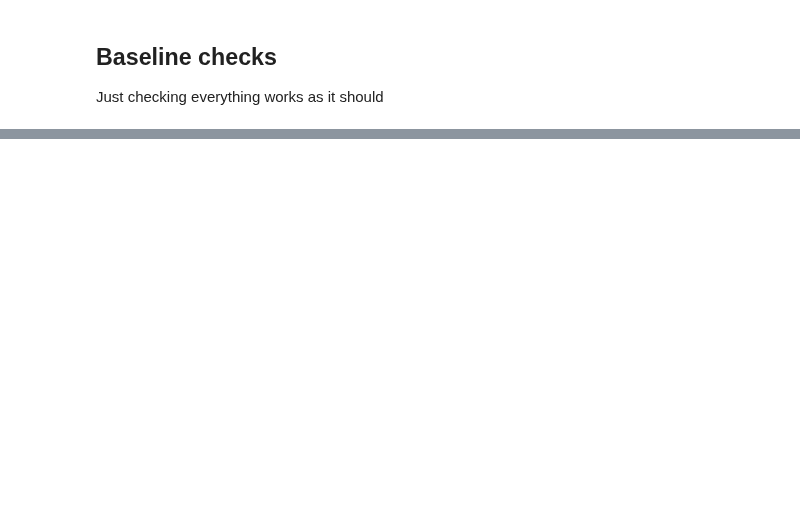
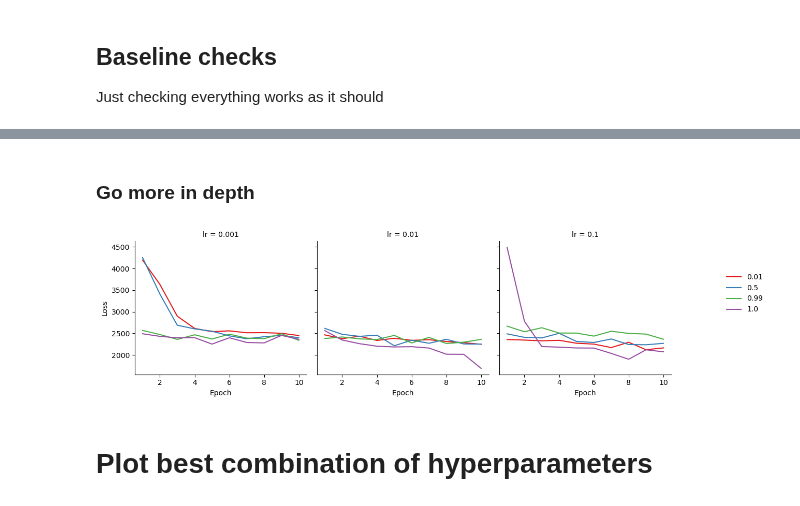
Before and after one commit to luisas/fl4tsf, a Jupyter notebook: analysis/02_centralized_training.ipynb, the cells around one changed output, grey strips where cells are left out. Saved outputs shown, nothing was run; the diff lists cells and outputs as text; code cells hidden in the pictures; blank space fills up the shorter version.

```diff
--- a/analysis/02_centralized_training.ipynb
+++ b/analysis/02_centralized_training.ipynb
@@ -276,0 +148,31 @@ data_fedode_df
+# %% [markdown]
+### Go more in depth
+# %%
+# Add title of type
+
+# add main title
+tr_16 = training[training['batch_size'] == 16]
+
+g = sns.FacetGrid(tr_16, col='lr', col_wrap=3, height=3.5, sharey=True)
+
+g.map_dataframe(
+    sns.lineplot,
+    x='epoch',
+    y='loss',
+    hue='lrdecay',
+    palette='Set1',
+    legend='brief'
+)
+
+g.set_axis_labels('Epoch', 'Loss')
+g.add_legend()
+# add legend outside
+g._legend.set_bbox_to_anchor((1.15, 0.6))
+g.set_titles(col_template='lr = {col_name}')
+
+plt.tight_layout()
+plt.show()
+# %% [output]
+[figure, added]
+# %% [markdown]
+# Plot best combination of hyperparameters
```
Also changed, not shown: parts of 27 cells of this notebook, 21 other files.
